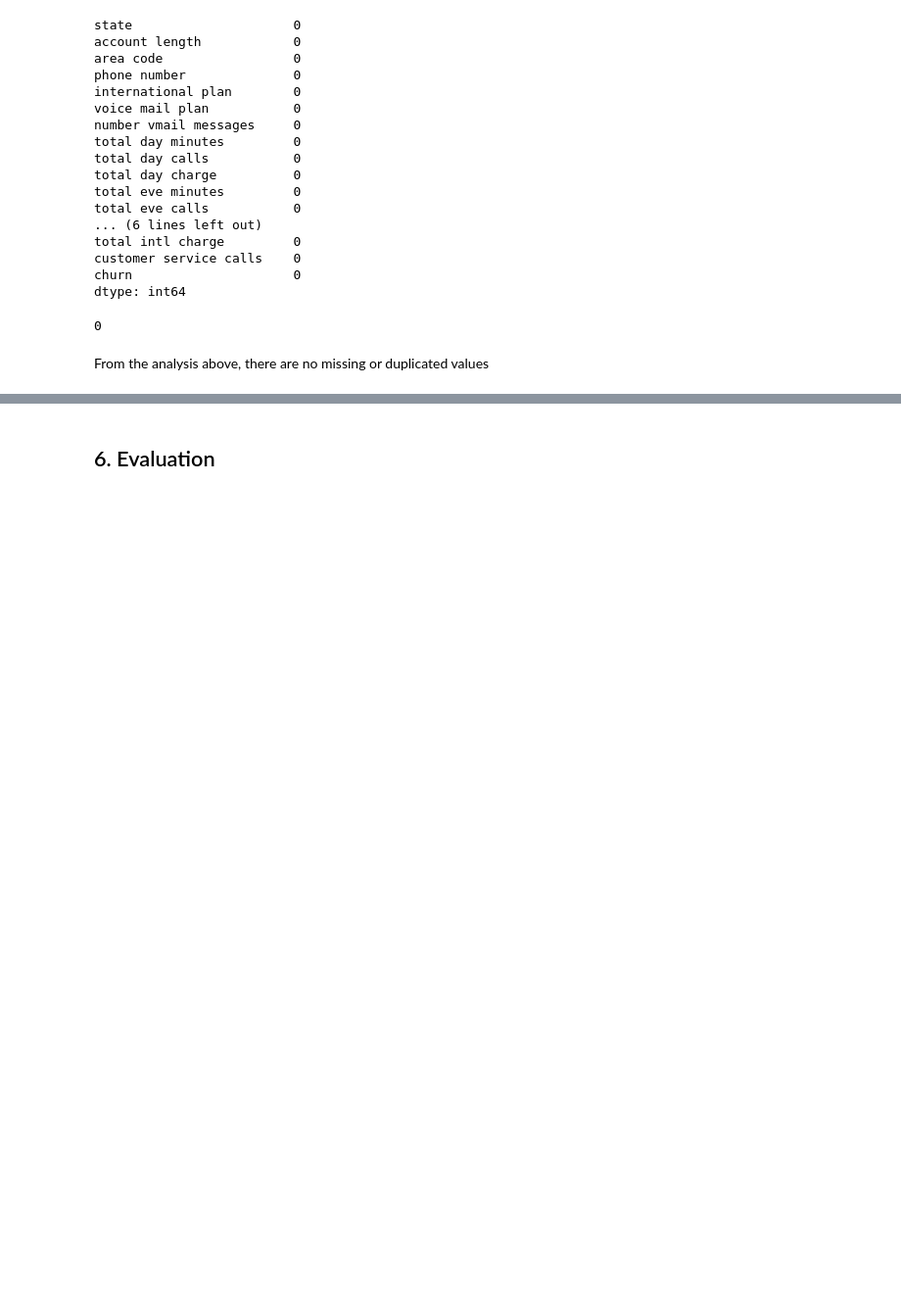
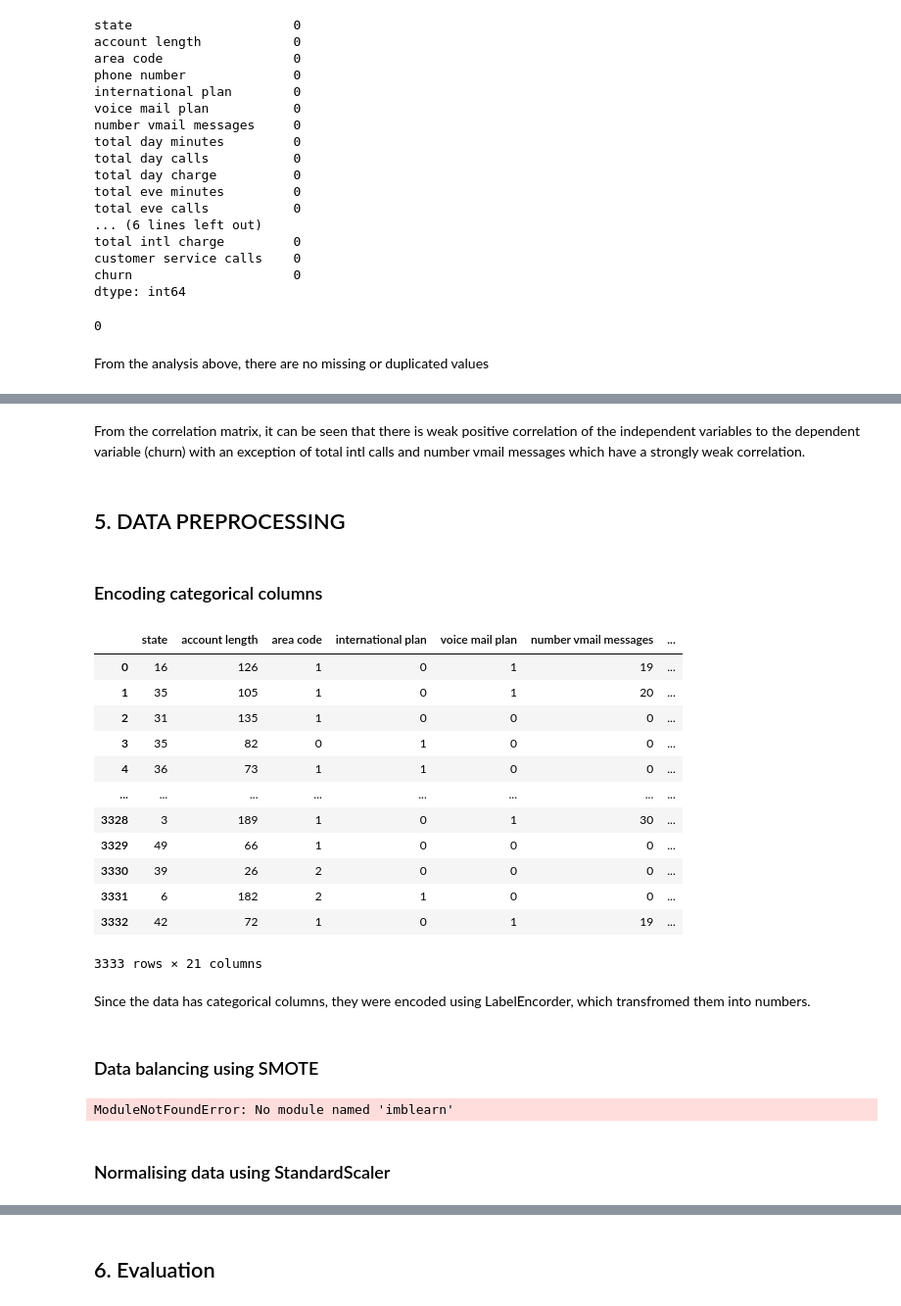
Before and after one commit to madivolil5/CHURN-COMMUNICATION, a Jupyter notebook: churn prediction.ipynb, the cells around one changed output, grey strips where cells are left out. Shown at 98% size. Drawn from its saved outputs; the diff is of its cells as text; code cells hidden in the pictures; blank space fills up the shorter version.

```diff
--- a/churn prediction.ipynb
+++ b/churn prediction.ipynb
@@ -120,0 +204,28 @@ TypeError: count() takes at least 1 argument (0 given)
+# %% [markdown]
+From the correlation matrix, it can be seen that there is weak positive correlation of the independent variables to the dependent variable (churn) with an exception of total intl calls and number vmail messages which have a strongly weak correlation.
+# %% [markdown]
+## 5. DATA PREPROCESSING
+# %% [markdown]
+### Encoding categorical columns
+# %%
+#encoding categorical columns
+data_enc = data.apply(LabelEncoder().fit_transform)
+data_enc
+# %% [output]
+|  | state | account length | area code | international plan | voice mail plan | number vmail messages | ... |
+| 0 | 16 | 126 | 1 | 0 | 1 | 19 | ... |
+| 1 | 35 | 105 | 1 | 0 | 1 | 20 | ... |
+| 2 | 31 | 135 | 1 | 0 | 0 | 0 | ... |
+| 3 | 35 | 82 | 0 | 1 | 0 | 0 | ... |
+| 4 | 36 | 73 | 1 | 1 | 0 | 0 | ... |
+| ... | ... | ... | ... | ... | ... | ... | ... |
+| 3328 | 3 | 189 | 1 | 0 | 1 | 30 | ... |
+| 3329 | 49 | 66 | 1 | 0 | 0 | 0 | ... |
+| 3330 | 39 | 26 | 2 | 0 | 0 | 0 | ... |
+| 3331 | 6 | 182 | 2 | 1 | 0 | 0 | ... |
+| 3332 | 42 | 72 | 1 | 0 | 1 | 19 | ... |
+3333 rows × 21 columns
+# %% [markdown]
+Since the data has categorical columns, they were encoded using LabelEncorder, which transfromed them into numbers.
+# %% [markdown]
+### Data balancing using SMOTE
@@ -120,0 +237,16 @@ TypeError: count() takes at least 1 argument (0 given)
+# %%
+#using SMOTE to balance the data.
+from imblearn.over_sampling import SMOTE
+os = SMOTE(random_state=0)
+columns = X_train.columns
+X_train_bal,y_train_bal = os.fit(X_train,y_train)
+X_train_bal = pd.DataFrame(data=X_train_bal,columns=columns )
+y_train_bal= pd.DataFrame(data=y_train_bal,columns=['y'])
+# we can Check the numbers of our data
+print(len(X_train_bal))
+print(len(y_train_bal))
+# we can Check the numbers of our data
+# %% [output]
+ModuleNotFoundError: No module named 'imblearn'
+# %% [markdown]
+### Normalising data using StandardScaler
```
Also changed, not shown: parts of 32 cells of this notebook.
